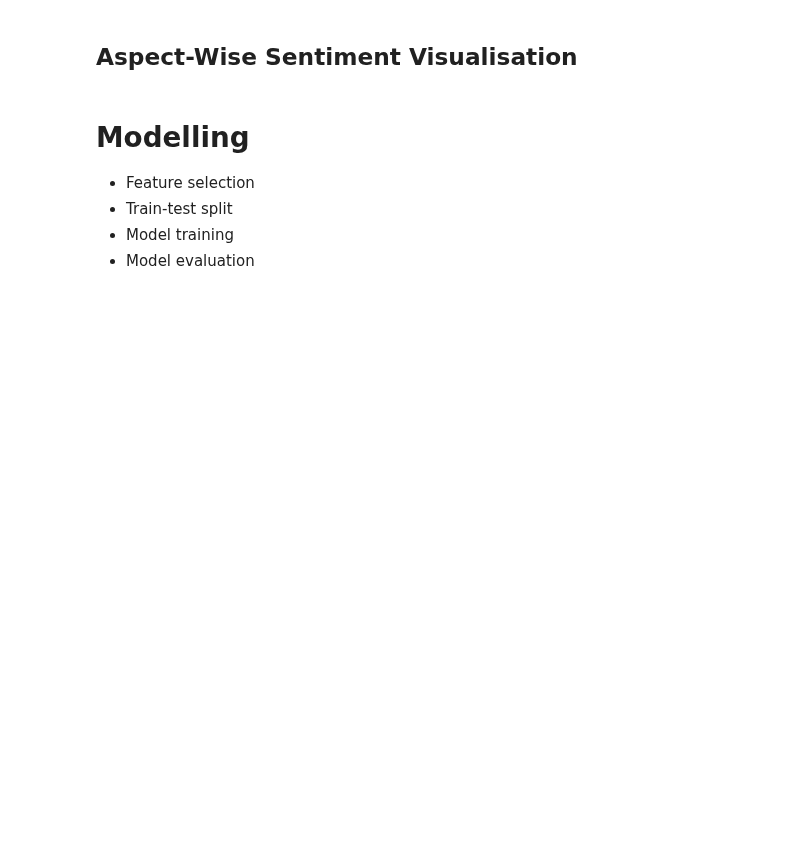
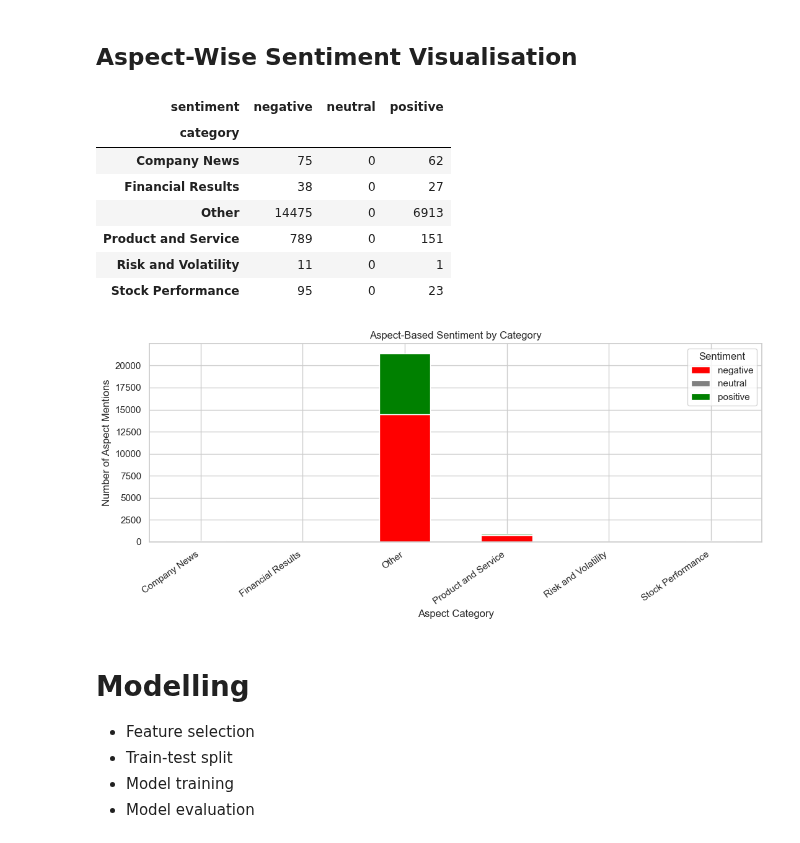
Before and after one commit to hafyze/scm, a Jupyter notebook: Assignment.ipynb, the cells around one changed output. Drawn from its saved outputs; the diff is of its cells as text; code cells hidden in the pictures; blank space fills up the shorter version.

Commit message:
feat: update sentiment analysis notebook

```diff
--- a/Assignment.ipynb
+++ b/Assignment.ipynb
@@ -1469,24 +1778,40 @@ display(aspect_sentiment_df.head(20) if not aspect_sentiment_df.empty else pd.Da
 # %% [markdown]
 ## Aspect-Wise Sentiment Visualisation
 # %%
-# Aspect-Wise Sentiment Visualisation
 if not aspect_sentiment_df.empty:
     aspect_sentiment_summary = pd.crosstab(
         aspect_sentiment_df['category'],
         aspect_sentiment_df['sentiment']
     ).reindex(columns=sentiment_order, fill_value=0)
 
     display(aspect_sentiment_summary)
 
-    aspect_sentiment_summary.plot(kind='bar', stacked=True, figsize=(11, 5), colormap='Set2')
+    aspect_sentiment_summary.plot(
+        kind='bar',
+        stacked=True,
+        figsize=(11, 5),
+        color=[sentiment_colors[label] for label in aspect_sentiment_summary.columns]
+    )
+
     plt.title('Aspect-Based Sentiment by Category')
     plt.xlabel('Aspect Category')
     plt.ylabel('Number of Aspect Mentions')
     plt.xticks(rotation=35, ha='right')
+    plt.legend(title='Sentiment')
     plt.tight_layout()
     plt.show()
 else:
     print("No aspect sentiments were extracted. Check aspect extraction output above.")
+# %% [output]
+| sentiment | negative | neutral | positive |
+| category |  |  |  |
+| Company News | 75 | 0 | 62 |
+| Financial Results | 38 | 0 | 27 |
+| Other | 14475 | 0 | 6913 |
+| Product and Service | 789 | 0 | 151 |
+| Risk and Volatility | 11 | 0 | 1 |
+| Stock Performance | 95 | 0 | 23 |
+[figure, added]
 # %% [markdown]
 # Modelling
 
```
Also changed, not shown: parts of 47 cells of this notebook, 1 other file.
